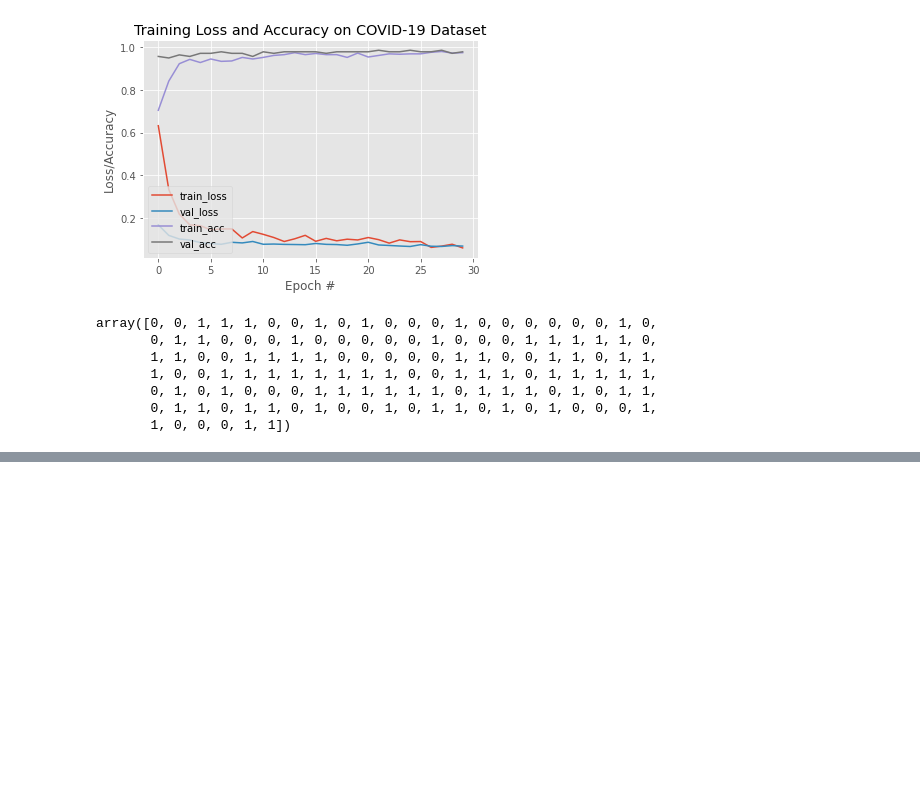
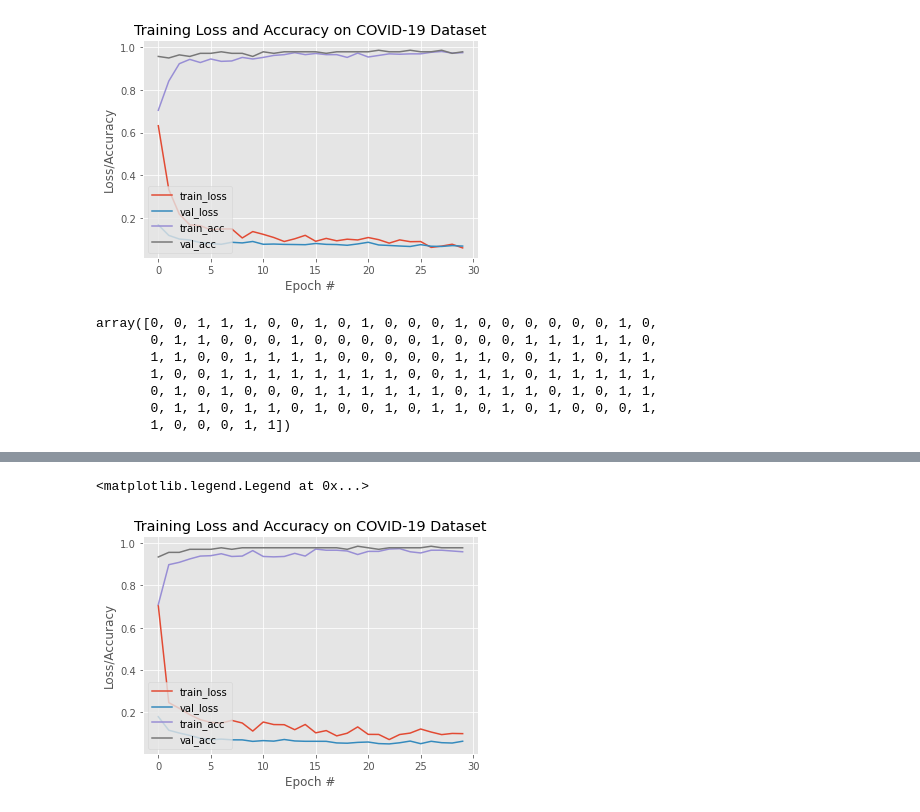
Before and after one commit to AditiG10/Classification-of-COVID-19-chest-X-ray-images, a Jupyter notebook: Models2_revised.ipynb, the cells around one changed output, grey strips where cells are left out. Drawn from its saved outputs; the diff is of its cells as text; code cells hidden in the pictures; blank space fills up the shorter version.

```diff
--- a/Models2_revised.ipynb
+++ b/Models2_revised.ipynb
@@ -557,0 +594,22 @@ array([0, 0, 1, 1, 1, 0, 0, 1, 0, 1, 0, 0, 0, 1, 0, 0, 0, 0, 0, 0, 1, 0,
+# %%
+model_chkpt = ModelCheckpoint('best_mod.h5', save_best_only=True, monitor='accuracy')
+early_stopping = EarlyStopping(monitor='loss', restore_best_weights=False, patience=10)
+# %%
+# initialize the initial learning rate, number of epochs to train for,
+# and batch size
+INIT_LR = 3e-4
+EPOCHS = 30
+BS = 10
+# compile our model
+print("[INFO] compiling model...")
+opt = Adam(lr=INIT_LR, decay=INIT_LR / EPOCHS)
+model.compile(loss="binary_crossentropy", optimizer=opt,
+	metrics=["accuracy"])
+# train the head of the network
+print("[INFO] training head...")
+H = model.fit_generator(
+	trainAug.flow(trainX, trainY, batch_size=BS),
+	steps_per_epoch=len(trainX) // BS,
+	validation_data=(testX, testY),
+	validation_steps=len(testX) // BS,
+	epochs=EPOCHS,callbacks=[early_stopping,model_chkpt])
@@ -557,0 +654,17 @@ array([0, 0, 1, 1, 1, 0, 0, 1, 0, 1, 0, 0, 0, 1, 0, 0, 0, 0, 0, 0, 1, 0,
+# %%
+# plot the training loss and accuracy
+N = EPOCHS
+plt.style.use("ggplot")
+plt.figure()
+plt.plot(np.arange(0, EPOCHS), H.history["loss"], label="train_loss")
+plt.plot(np.arange(0, EPOCHS), H.history["val_loss"], label="val_loss")
+plt.plot(np.arange(0, EPOCHS), H.history["accuracy"], label="train_acc")
+plt.plot(np.arange(0, EPOCHS), H.history["val_accuracy"], label="val_acc")
+plt.title("Training Loss and Accuracy on COVID-19 Dataset")
+plt.xlabel("Epoch #")
+plt.ylabel("Loss/Accuracy")
+plt.legend(loc="lower left")
+#plt.savefig(args["plot"])
+# %% [output]
+<matplotlib.legend.Legend at 0x...>
+[figure, added]
```
Also changed, not shown: parts of 20 cells of this notebook.
